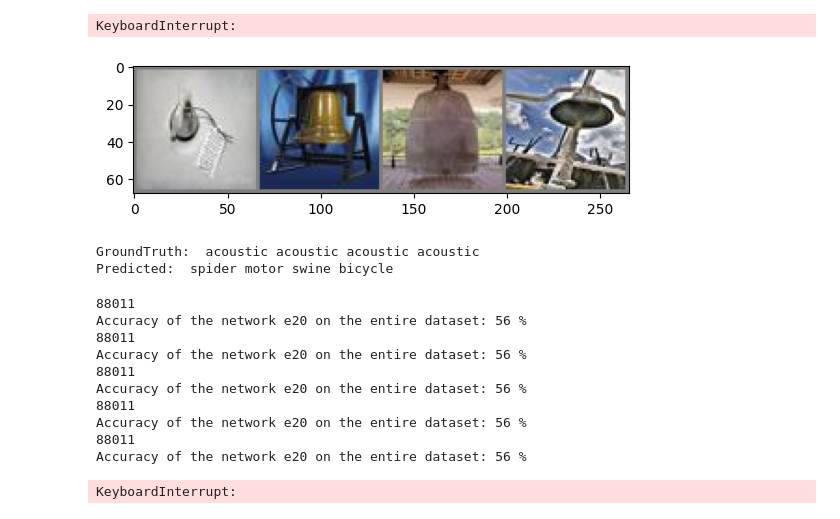
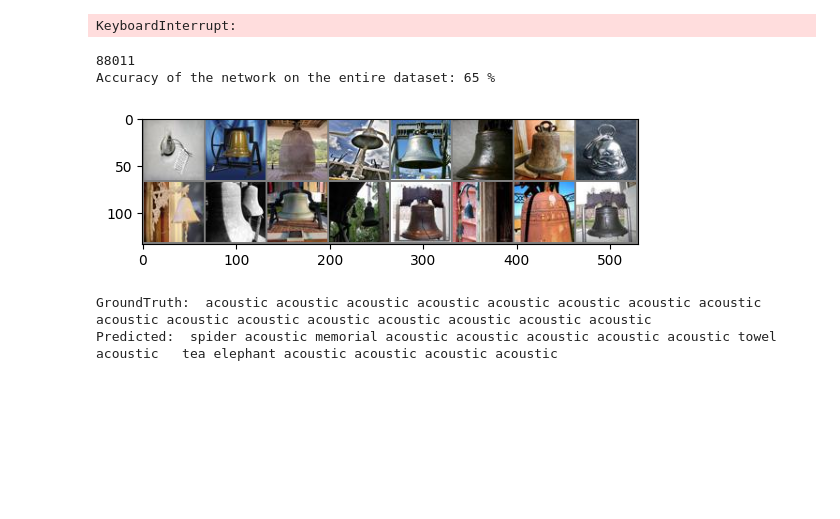
Before and after one commit to Kieru18/Neural-Network-Playground, a Jupyter notebook: image_classification/notebook.ipynb, the cells around one changed output. Cells and saved outputs as stored; diff of their text form; code cells hidden in the pictures; blank space fills up the shorter version.

Commit message:
Add final predictions making

```diff
--- a/image_classification/notebook.ipynb
+++ b/image_classification/notebook.ipynb
@@ -216,63 +164,50 @@ torch.save(model.state_dict(), f'./models/cnn_final.pth')
 print('Finished Training')
 # %% [output]
 KeyboardInterrupt:
+# %%
+model = ImageClassifier().to(device)
+checkpoint = torch.load(f'models/cnn_final_e60.pth')
+model.load_state_dict(checkpoint)
+
+correct = 0
+total = 0
+with torch.no_grad():
+    for data in test_loader:
+        images, labels = data
+        images = images.to(device)
+        # calculate outputs by running images through the network
+        outputs = model(images).cpu()
+        # the class with the highest energy is what we choose as prediction
+        _, predicted = torch.max(outputs.data, 1)
+        total += labels.size(0)
+        correct += (predicted == labels).sum().item()
+
+print(total)
+
+print(f'Accuracy of the network on the entire dataset: %d %%' % (
+    100 * correct / total))
+# %% [output]
+88011
+Accuracy of the network on the entire dataset: 65 %
 # %%
-# Test dla 4 przykładowych obrazków
+# Test dla 16 przykładowych obrazków
 
 images, labels = next(iter(test_loader))
-images = images[:4]
+images = images[:16]
 
 # print images
 imshow(torchvision.utils.make_grid(images))
 outputs = model(images.to(device))
 
 _, predicted = torch.max(outputs, 1)
 
-print('GroundTruth: ', ' '.join('%5s' % classes[labels[j].item()] for j in range(4)))
+print('GroundTruth: ', ' '.join('%5s' % classes[labels[j].item()] for j in range(16)))
 print('Predicted: ', ' '.join('%5s' % classes[predicted[j].item()]
-                              for j in range(4)))
+                              for j in range(16)))
 # %% [output]
-[figure, old version]
+[figure, new version]
-GroundTruth:  acoustic acoustic acoustic acoustic
-Predicted:  spider motor swine bicycle
+GroundTruth:  acoustic acoustic acoustic acoustic acoustic acoustic acoustic acoustic acoustic acoustic acoustic acoustic acoustic acoustic acoustic acoustic
+Predicted:  spider acoustic memorial acoustic acoustic acoustic acoustic acoustic towel acoustic   tea elephant acoustic acoustic acoustic acoustic
-# %%
-e = 20
-while e <= 90:
-    model = ImageClassifier().to(device)
-    checkpoint = torch.load(f'models/cnn_final_e{e}.pth')
-    model.load_state_dict(checkpoint)
-
-    correct = 0
-    total = 0
-    with torch.no_grad():
-        for data in test_loader:
-            images, labels = data
-            images = images.to(device)
-            # calculate outputs by running images through the network
-            outputs = model(images).cpu()
-            # the class with the highest energy is what we choose as prediction
-            _, predicted = torch.max(outputs.data, 1)
-            total += labels.size(0)
-            correct += (predicted == labels).sum().item()
-
-    print(total)
-
-    print(f'Accuracy of the network e{e} on the entire dataset: %d %%' % (
-        100 * correct / total))
-
-    e+=10
-# %% [output]
-88011
-Accuracy of the network e20 on the entire dataset: 56 %
-88011
-Accuracy of the network e20 on the entire dataset: 56 %
-88011
-Accuracy of the network e20 on the entire dataset: 56 %
-88011
-Accuracy of the network e20 on the entire dataset: 56 %
-88011
-Accuracy of the network e20 on the entire dataset: 56 %
-KeyboardInterrupt:
 # %%
 # prepare to count predictions for each class
 correct_pred = {classname: 0 for classname in classes.values()}
```
Also changed, not shown: parts of 9 cells of this notebook.
